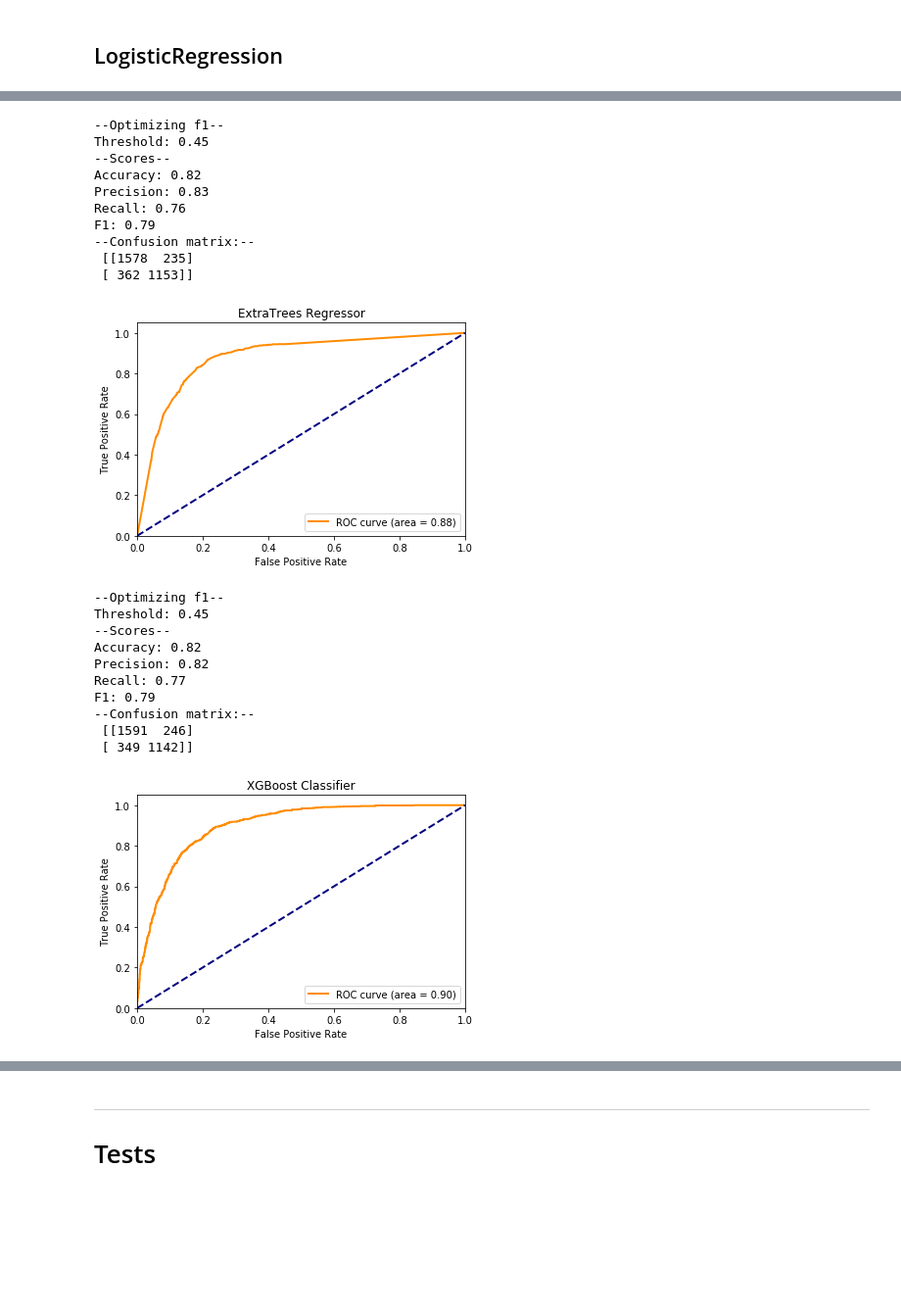
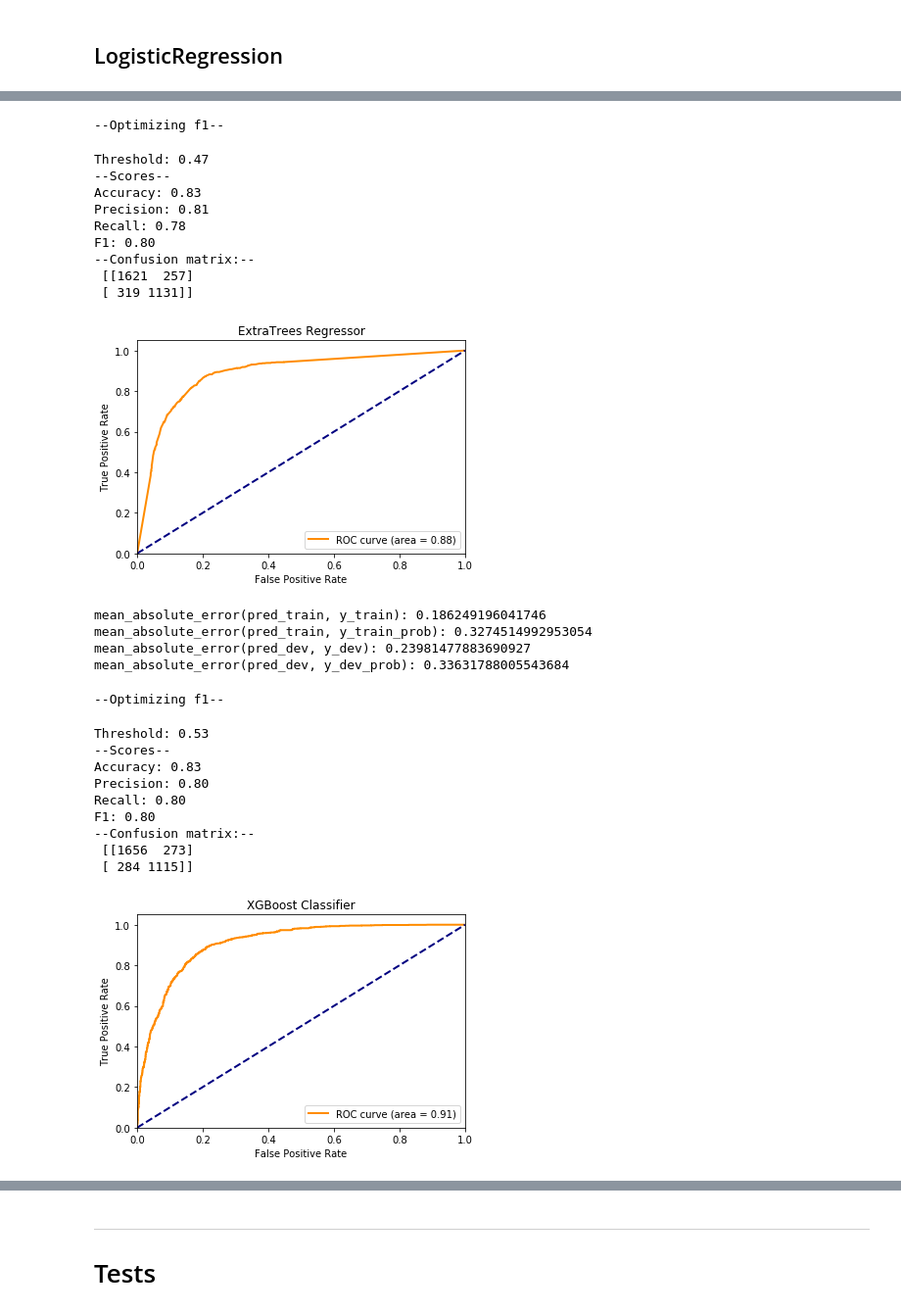
Before and after one commit to nathanshartmann/NILC-at-CWI-2018, a Jupyter notebook: Linguistic.ipynb, the cells around one changed output, grey strips where cells are left out. Shown: that part at 98% size. Saved outputs shown, nothing was run; the diff lists cells and outputs as text; code cells hidden in the pictures; blank space fills up the shorter version.

```diff
--- a/Linguistic.ipynb
+++ b/Linguistic.ipynb
@@ -47,19 +47,19 @@ data_test = Data(test_data, is_test=True)
 fe = FeatureExtractor(psycho_path=psycholinguistics_path, lm_books_path=lm_books_path, lm_news_path=lm_news_path)
 
 x_train = fe.predict_linguistics(data_train.instances)
-y_train = data_train.y
+y_train, y_train_prob = data_train.y, data_train.y_prob
 
 x_dev = fe.predict_linguistics(data_dev.instances)
-y_dev = data_dev.y
+y_dev, y_dev_prob = data_dev.y, data_dev.y_prob
 
 x_test = fe.predict_linguistics(data_test.instances)
-y_test = data_test.y
+y_test, y_test_prob = data_test.y, data_test.y_prob
 # %%
 scaler = StandardScaler()
 scaler.fit(x_train)
-x_train = scaler.transform(x_train)
-x_dev = scaler.transform(x_dev)
-x_test = scaler.transform(x_test)
+x_train_scaled = scaler.transform(x_train)
+x_dev_scaled = scaler.transform(x_dev)
+x_test_scales = scaler.transform(x_test)
 # %% [markdown]
 -----
 # Predicting
@@ -266,34 +266,45 @@ pred_dev = model.predict(x_dev)
 evaluate(pred_train, pred_dev, y_train, y_dev, optimize='f1', label='ExtraTrees Regressor')
 # %% [output]
 --Optimizing f1--
-Threshold: 0.45
---Scores--
-Accuracy: 0.82
-Precision: 0.83
-Recall: 0.76
-F1: 0.79
---Confusion matrix:--
- [[1578  235]
- [ 362 1153]]
+Threshold: 0.47
+--Scores--
+Accuracy: 0.83
+Precision: 0.81
+Recall: 0.78
+F1: 0.80
+--Confusion matrix:--
+ [[1621  257]
+ [ 319 1131]]
-[figure, old version]
+[figure, new version]
+# %%
+from sklearn.metrics import mean_absolute_error
+print('mean_absolute_error(pred_train, y_train):', mean_absolute_error(pred_train, y_train))
+print('mean_absolute_error(pred_train, y_train_prob):', mean_absolute_error(pred_train, y_train_prob))
+print('mean_absolute_error(pred_dev, y_dev):', mean_absolute_error(pred_dev, y_dev))
+print('mean_absolute_error(pred_dev, y_dev_prob):', mean_absolute_error(pred_dev, y_dev_prob))
+# %% [output]
+mean_absolute_error(pred_train, y_train): 0.186249196041746
+mean_absolute_error(pred_train, y_train_prob): 0.3274514992953054
+mean_absolute_error(pred_dev, y_dev): 0.23981477883690927
+mean_absolute_error(pred_dev, y_dev_prob): 0.33631788005543684
 # %%
 model = XGBClassifier(n_estimators=200, max_depth=10, learning_rate=0.1)
-model.fit(x_train, y_train)
+model.fit(x_train_scaled, y_train)
 pred_train= model.predict_proba(x_train)[:, 1:]
 pred_dev = model.predict_proba(x_dev)[:, 1:]
 evaluate(pred_train, pred_dev, y_train, y_dev, optimize='f1', label='XGBoost Classifier')
 # %% [output]
 --Optimizing f1--
-Threshold: 0.45
---Scores--
-Accuracy: 0.82
-Precision: 0.82
-Recall: 0.77
-F1: 0.79
---Confusion matrix:--
- [[1591  246]
- [ 349 1142]]
+Threshold: 0.53
+--Scores--
+Accuracy: 0.83
+Precision: 0.80
+Recall: 0.80
+F1: 0.80
+--Confusion matrix:--
+ [[1656  273]
+ [ 284 1115]]
-[figure, old version]
+[figure, new version]
 # %%
 model = XGBRegressor()
 model.fit(x_train, y_train)
```
Also changed, not shown: parts of 13 cells of this notebook, 1 other file.
